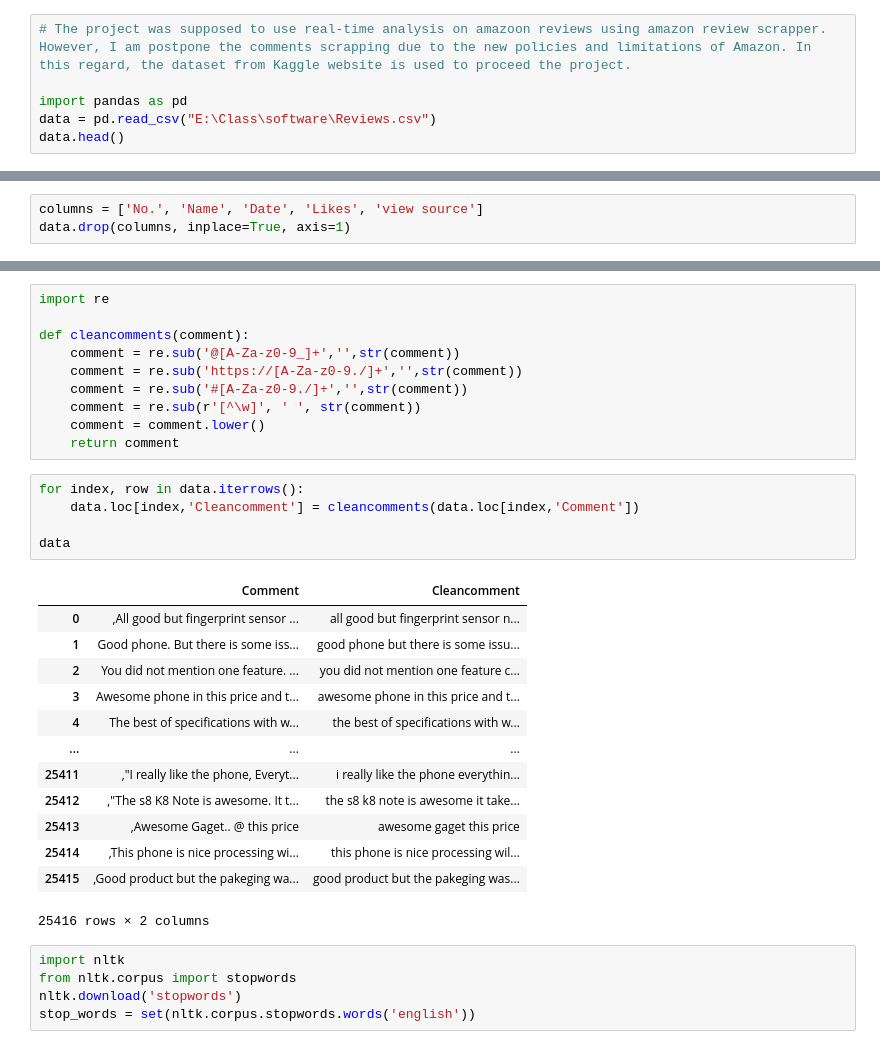
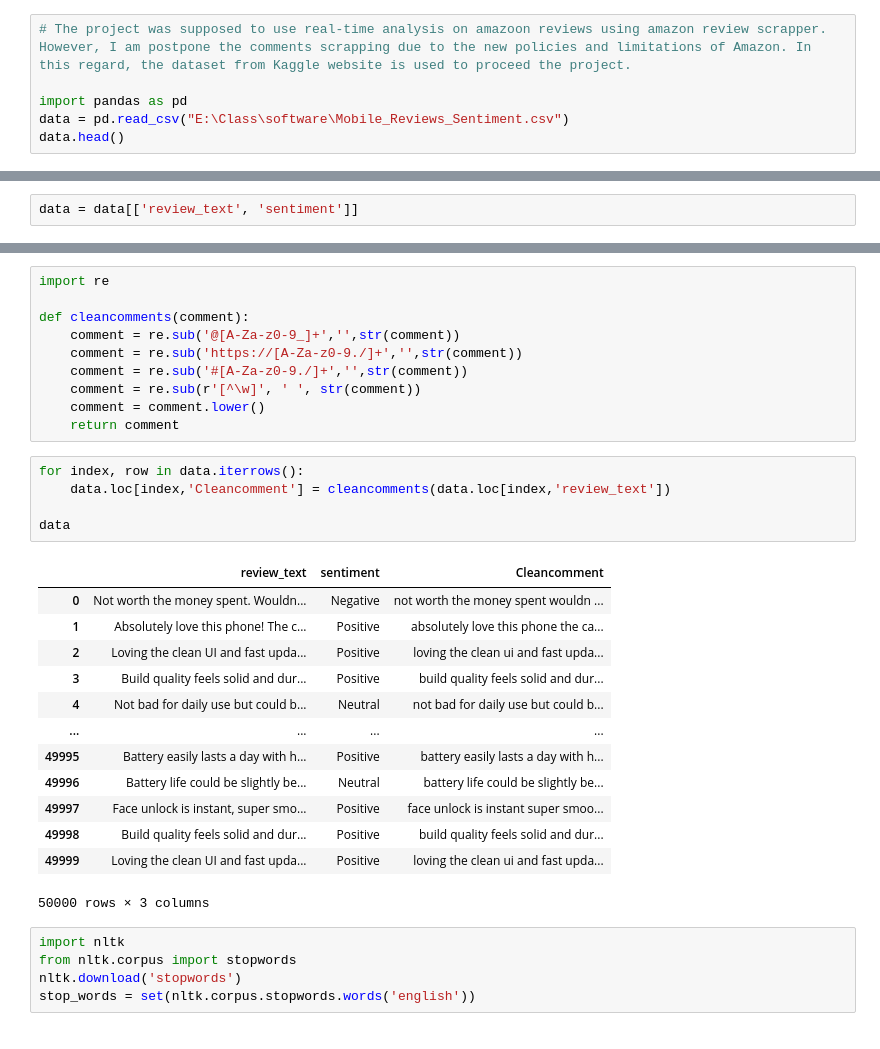
Before and after one commit to unibo-dtm-se-2324-Sentimazon/Sentimazon-Project, a Jupyter notebook: Main.ipynb, the cells around one changed output, grey strips where cells are left out. Drawn from its saved outputs; the diff is of its cells as text.

```diff
--- a/Main.ipynb
+++ b/Main.ipynb
@@ -2,6 +2,6 @@
 # The project was supposed to use real-time analysis on amazoon reviews using amazon review scrapper. However, I am postpone the comments scrapping due to the new policies and limitations of Amazon. In this regard, the dataset from Kaggle website is used to proceed the project.
 
 import pandas as pd
-data = pd.read_csv("E:\Class\software\Reviews.csv")
+data = pd.read_csv("E:\Class\software\Mobile_Reviews_Sentiment.csv")
 data.head()
 # %% [output]
@@ -32,6 +15,5 @@ AttributeError: _ARRAY_API not found
 # %%
-columns = ['No.', 'Name', 'Date', 'Likes', 'view source']
-data.drop(columns, inplace=True, axis=1)
+data = data[['review_text', 'sentiment']]
 # %%
 data.head()
 # %% [output]
@@ -53,23 +35,23 @@ def cleancomments(comment):
     return comment
 # %%
 for index, row in data.iterrows():
-    data.loc[index,'Cleancomment'] = cleancomments(data.loc[index,'Comment'])
+    data.loc[index,'Cleancomment'] = cleancomments(data.loc[index,'review_text'])
 
 data
 # %% [output]
-|  | Comment | Cleancomment |
-| 0 | ,All good but fingerprint sensor ... | all good but fingerprint sensor n... |
-| 1 | Good phone. But there is some iss... | good phone but there is some issu... |
-| 2 | You did not mention one feature. ... | you did not mention one feature c... |
-| 3 | Awesome phone in this price and t... | awesome phone in this price and t... |
-| 4 | The best of specifications with w... | the best of specifications with w... |
-| ... | ... | ... |
-| 25411 | ,"I really like the phone, Everyt... | i really like the phone everythin... |
-| 25412 | ,"The s8 K8 Note is awesome. It t... | the s8 k8 note is awesome it take... |
-| 25413 | ,Awesome Gaget.. @ this price | awesome gaget this price |
-| 25414 | ,This phone is nice processing wi... | this phone is nice processing wil... |
-| 25415 | ,Good product but the pakeging wa... | good product but the pakeging was... |
+|  | review_text | sentiment | Cleancomment |
+| 0 | Not worth the money spent. Wouldn... | Negative | not worth the money spent wouldn ... |
+| 1 | Absolutely love this phone! The c... | Positive | absolutely love this phone the ca... |
+| 2 | Loving the clean UI and fast upda... | Positive | loving the clean ui and fast upda... |
+| 3 | Build quality feels solid and dur... | Positive | build quality feels solid and dur... |
+| 4 | Not bad for daily use but could b... | Neutral | not bad for daily use but could b... |
+| ... | ... | ... | ... |
+| 49995 | Battery easily lasts a day with h... | Positive | battery easily lasts a day with h... |
+| 49996 | Battery life could be slightly be... | Neutral | battery life could be slightly be... |
+| 49997 | Face unlock is instant, super smo... | Positive | face unlock is instant super smoo... |
+| 49998 | Build quality feels solid and dur... | Positive | build quality feels solid and dur... |
+| 49999 | Loving the clean UI and fast upda... | Positive | loving the clean ui and fast upda... |
-25416 rows × 2 columns
+50000 rows × 3 columns
 # %%
 import nltk
 from nltk.corpus import stopwords
```
Also changed, not shown: parts of 14 cells of this notebook.
